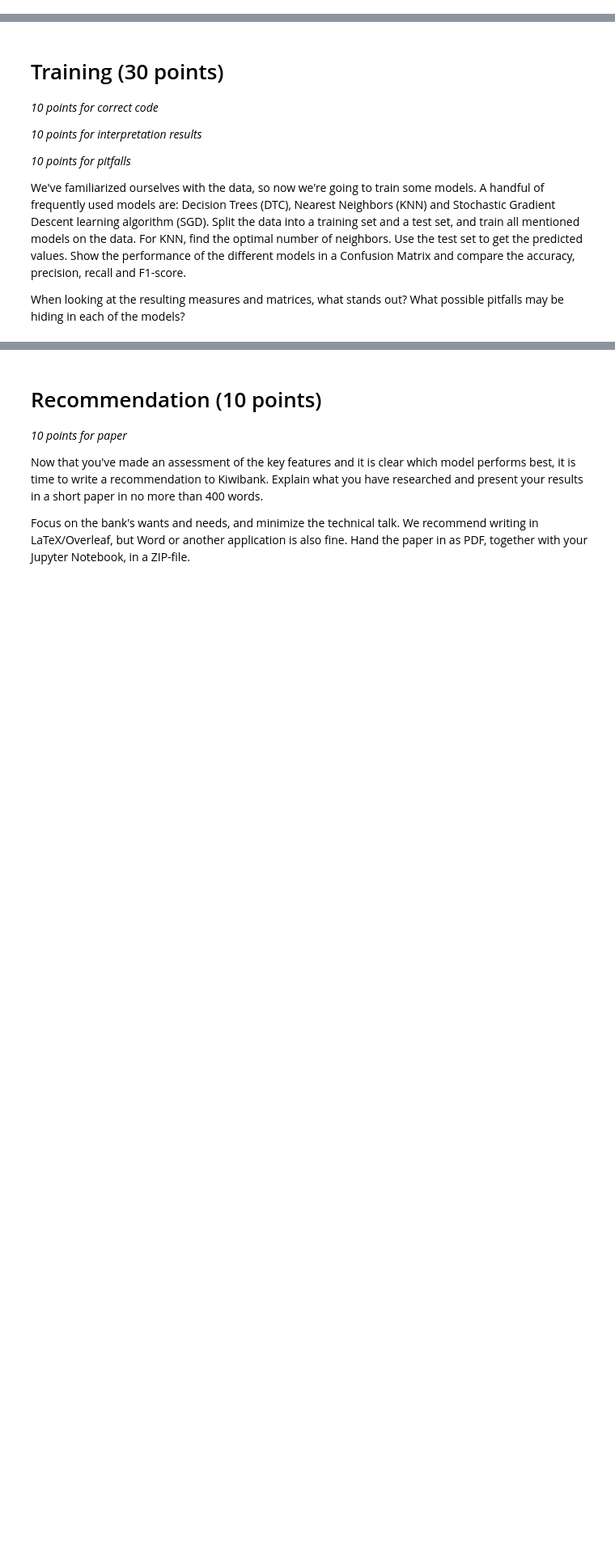
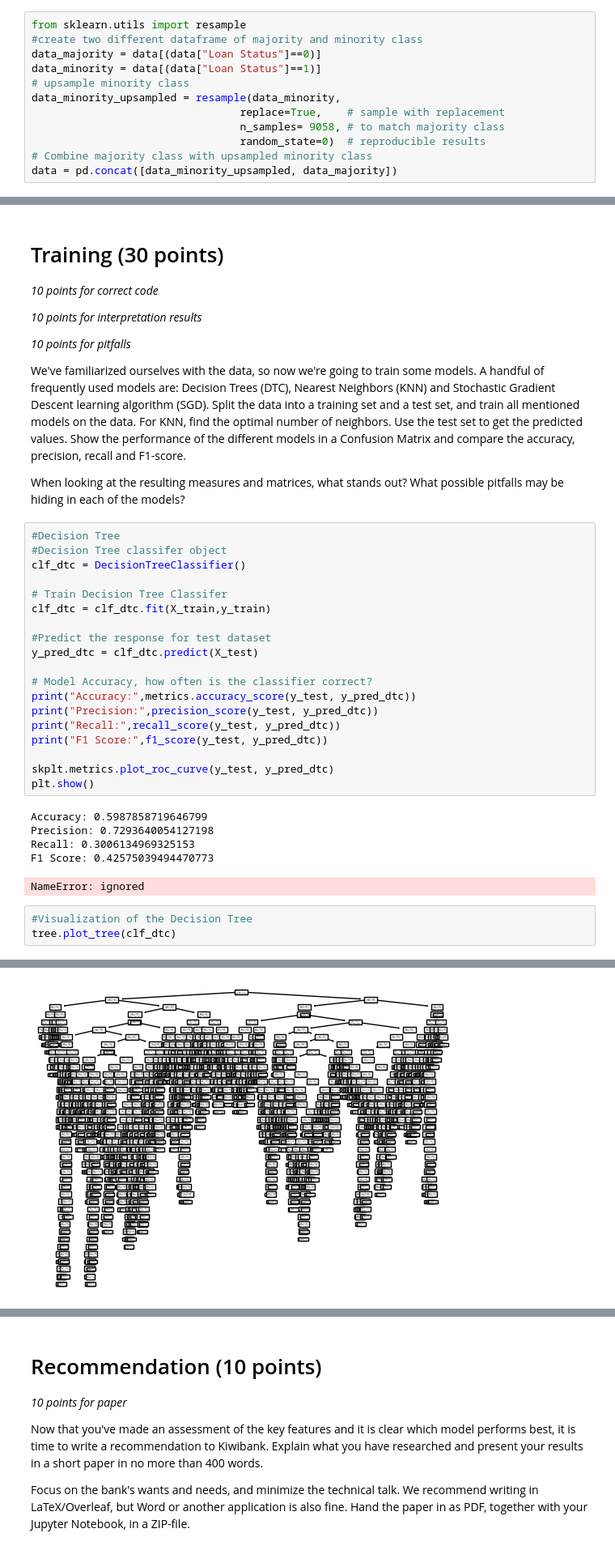
Before and after one commit to Imani-C/Machine_learning_Assignment1, a Jupyter notebook: ML4F_2023_Assignment_1.ipynb, the cells around one changed output, grey strips where cells are left out. Shown at 81% size. Drawn from its saved outputs; the diff is of its cells as text; blank space fills up the shorter version.

```diff
--- a/ML4F_2023_Assignment_1.ipynb
+++ b/ML4F_2023_Assignment_1.ipynb
@@ -796,6 +806,18 @@ Explain why you might use one method for some features, and another for other fe
 Also check for missing values and uninformative features (NO FEATURE SELECTION YET).
 # %% [markdown]
 Box-Cox transforms are supported and the optimal scaling factor is determined via maximum likelihood estimation in both methods. By default, PowerTransformer applies zero-mean, unit variance normalization. Note that Box-Cox can only be applied to strictly positive data. Income and average house occupancy happen to be strictly positive, but if negative values are present the Yeo-Johnson transformed is preferred.
+# %%
+from sklearn.utils import resample
+#create two different dataframe of majority and minority class
+data_majority = data[(data["Loan Status"]==0)]
+data_minority = data[(data["Loan Status"]==1)]
+# upsample minority class
+data_minority_upsampled = resample(data_minority,
+                                 replace=True,    # sample with replacement
+                                 n_samples= 9058, # to match majority class
+                                 random_state=0)  # reproducible results
+# Combine majority class with upsampled minority class
+data = pd.concat([data_minority_upsampled, data_majority])
 # %%
 #check is there any missing values
 missing_values = data.isnull().sum()
@@ -851,3 +892,32 @@ For KNN, find the optimal number of neighbors.
 Use the test set to get the predicted values. Show the performance of the different models in a Confusion Matrix and compare the accuracy, precision, recall and F1-score.
 
 When looking at the resulting measures and matrices, what stands out? What possible pitfalls may be hiding in each of the models?
+# %%
+#Decision Tree
+#Decision Tree classifer object
+clf_dtc = DecisionTreeClassifier()
+
+# Train Decision Tree Classifer
+clf_dtc = clf_dtc.fit(X_train,y_train)
+
+#Predict the response for test dataset
+y_pred_dtc = clf_dtc.predict(X_test)
+
+# Model Accuracy, how often is the classifier correct?
+print("Accuracy:",metrics.accuracy_score(y_test, y_pred_dtc))
+print("Precision:",precision_score(y_test, y_pred_dtc))
+print("Recall:",recall_score(y_test, y_pred_dtc))
+print("F1 Score:",f1_score(y_test, y_pred_dtc))
+
+skplt.metrics.plot_roc_curve(y_test, y_pred_dtc)
+plt.show()
+# %% [output]
+Accuracy: 0.5987858719646799
+Precision: 0.7293640054127198
+Recall: 0.3006134969325153
+F1 Score: 0.42575039494470773
+NameError: ignored
+# %%
+#Visualization of the Decision Tree
+tree.plot_tree(clf_dtc)
+# %% [output]
@@ -854,3 +941,4 @@ When looking at the resulting measures and matrices, what stands out? What possi
+[figure, added]
 # %% [markdown]
 # Feature Selection (35 points)
 *10 points for correct code*
```
Also changed, not shown: parts of 4 cells of this notebook.
